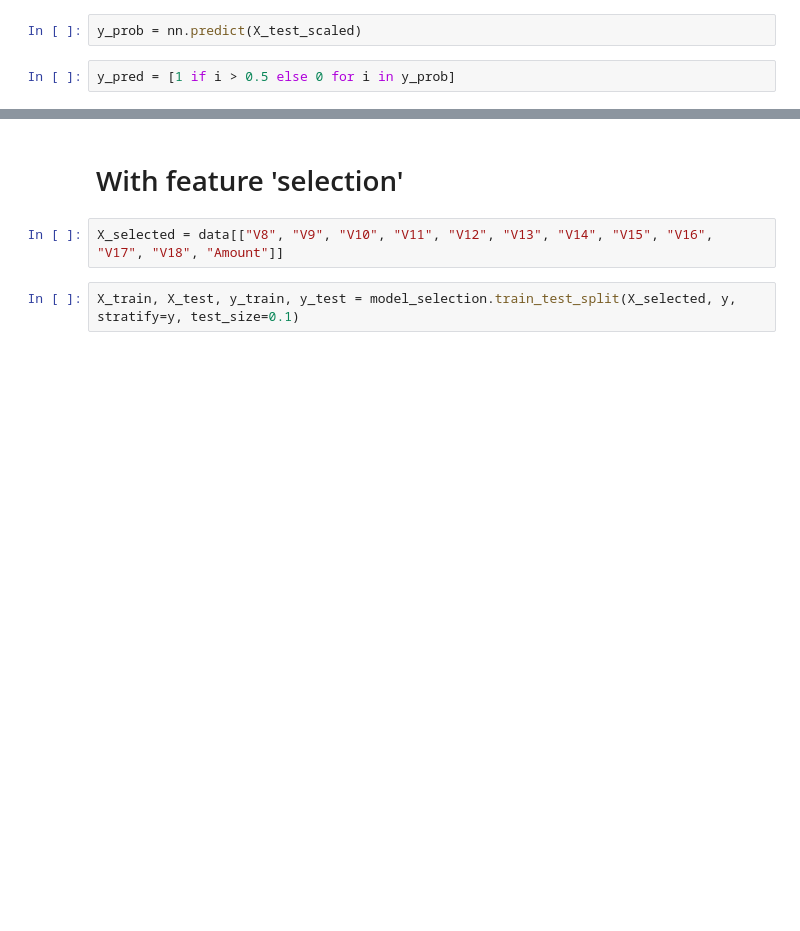
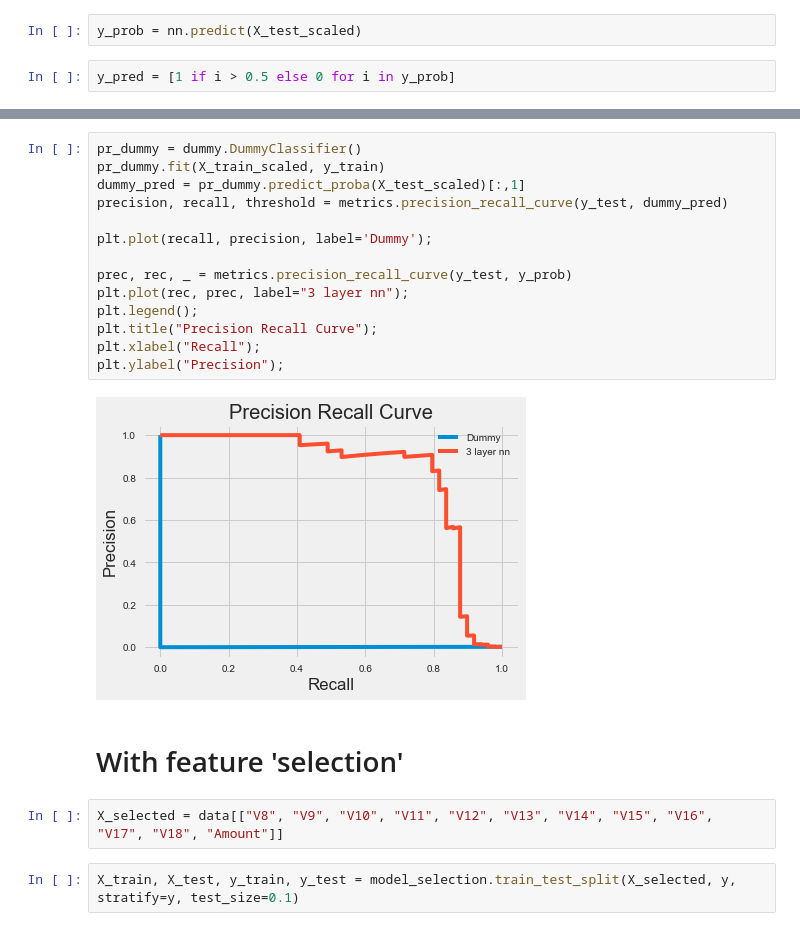
Before and after one commit to jocelyn-ong/data-science-projects, a Jupyter notebook: others/credit_card_fraud/cc_eda.ipynb, the cells around one changed output, grey strips where cells are left out. Drawn from its saved outputs; the diff is of its cells as text; blank space fills up the shorter version.

```diff
--- a/others/credit_card_fraud/cc_eda.ipynb
+++ b/others/credit_card_fraud/cc_eda.ipynb
@@ -261,3 +285,19 @@ avg / total       1.00      1.00      1.00     28481
+# %%
+pr_dummy = dummy.DummyClassifier()
+pr_dummy.fit(X_train_scaled, y_train)
+dummy_pred = pr_dummy.predict_proba(X_test_scaled)[:,1]
+precision, recall, threshold = metrics.precision_recall_curve(y_test, dummy_pred)
+
+plt.plot(recall, precision, label='Dummy');
+
+prec, rec, _ = metrics.precision_recall_curve(y_test, y_prob)
+plt.plot(rec, prec, label="3 layer nn");
+plt.legend();
+plt.title("Precision Recall Curve");
+plt.xlabel("Recall");
+plt.ylabel("Precision");
+# %% [output]
+[figure, added]
 # %% [markdown]
 # With feature 'selection'
 # %%
```
Also changed, not shown: parts of 6 cells of this notebook, 1 other file.
